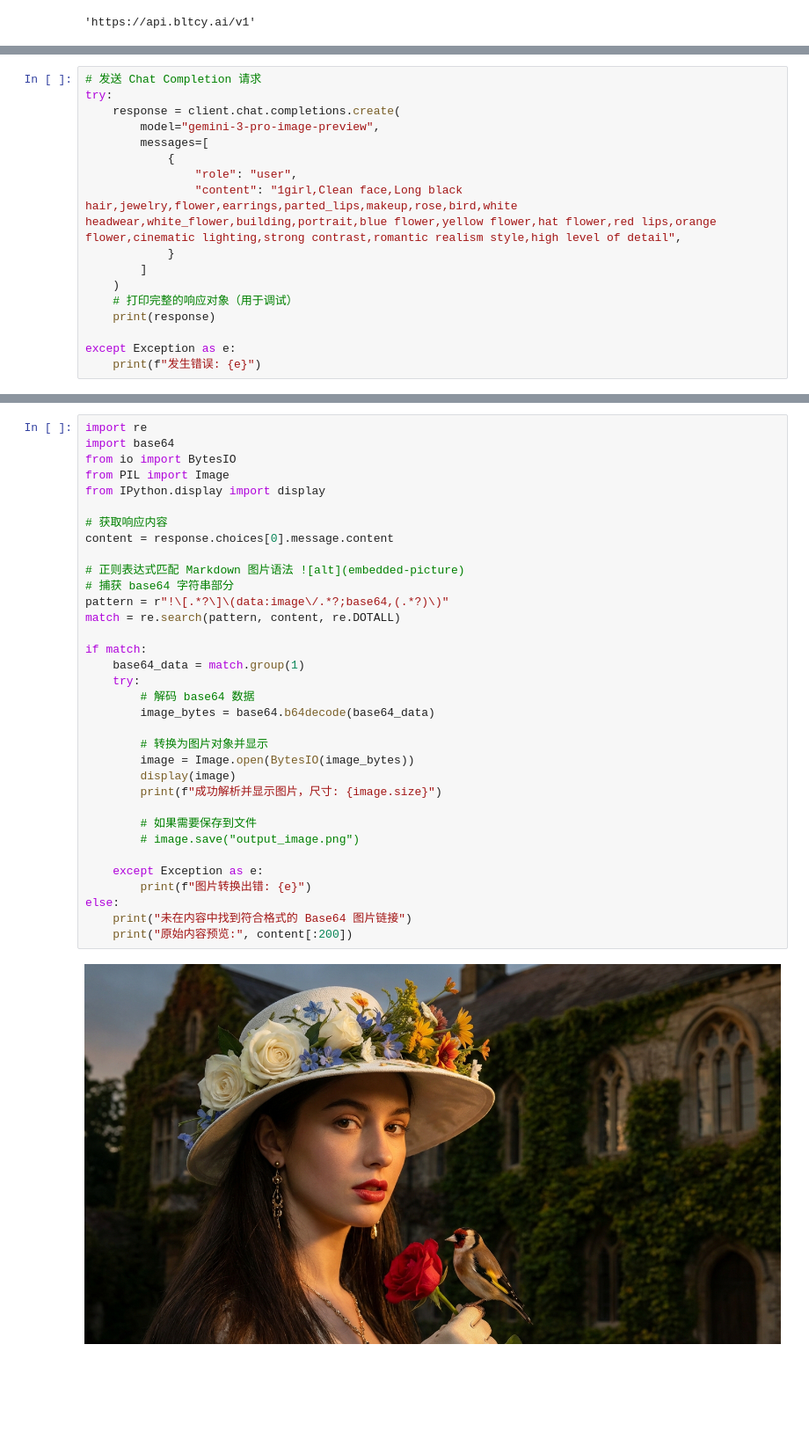
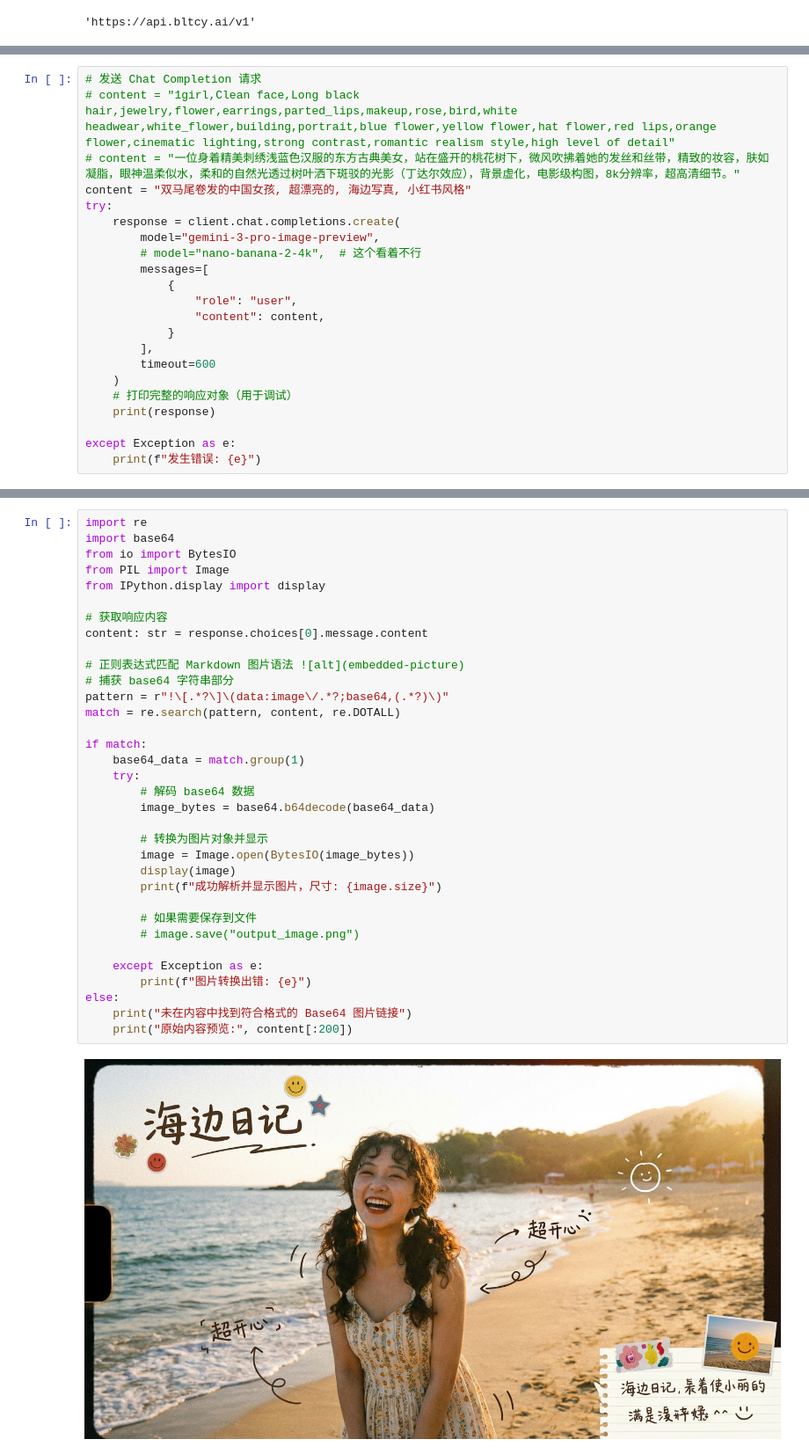
Before and after one commit to zhenhua32/data_process, a Jupyter notebook: run_openai/z.ipynb, the cells around one changed output, grey strips where cells are left out. Shown at 88% size. Drawn from its saved outputs; the diff is of its cells as text; blank space fills up the shorter version.

```diff
--- a/run_openai/z.ipynb
+++ b/run_openai/z.ipynb
@@ -19,14 +21,19 @@ os.getenv("OPENAI_BASE_URL")
 # %%
 # 发送 Chat Completion 请求
+# content = "1girl,Clean face,Long black hair,jewelry,flower,earrings,parted_lips,makeup,rose,bird,white headwear,white_flower,building,portrait,blue flower,yellow flower,hat flower,red lips,orange flower,cinematic lighting,strong contrast,romantic realism style,high level of detail"
+# content = "一位身着精美刺绣浅蓝色汉服的东方古典美女，站在盛开的桃花树下，微风吹拂着她的发丝和丝带，精致的妆容，肤如凝脂，眼神温柔似水，柔和的自然光透过树叶洒下斑驳的光影（丁达尔效应），背景虚化，电影级构图，8k分辨率，超高清细节。"
+content = "双马尾卷发的中国女孩, 超漂亮的, 海边写真, 小红书风格"
 try:
     response = client.chat.completions.create(
         model="gemini-3-pro-image-preview",
+        # model="nano-banana-2-4k",  # 这个看着不行
         messages=[
             {
                 "role": "user",
-                "content": "1girl,Clean face,Long black hair,jewelry,flower,earrings,parted_lips,makeup,rose,bird,white headwear,white_flower,building,portrait,blue flower,yellow flower,hat flower,red lips,orange flower,cinematic lighting,strong contrast,romantic realism style,high level of detail",
+                "content": content,
             }
-        ]
+        ],
+        timeout=600
     )
     # 打印完整的响应对象（用于调试）
     print(response)
@@ -43,7 +50,7 @@ from PIL import Image
 from IPython.display import display
 
 # 获取响应内容
-content = response.choices[0].message.content
+content: str = response.choices[0].message.content
 
 # 正则表达式匹配 Markdown 图片语法 ![alt](embedded-picture)
 # 捕获 base64 字符串部分
@@ -51,24 +58,24 @@
 match = re.search(pattern, content, re.DOTALL)
 
 if match:
     base64_data = match.group(1)
     try:
         # 解码 base64 数据
         image_bytes = base64.b64decode(base64_data)
 
         # 转换为图片对象并显示
         image = Image.open(BytesIO(image_bytes))
         display(image)
         print(f"成功解析并显示图片，尺寸: {image.size}")
 
         # 如果需要保存到文件
         # image.save("output_image.png")
 
     except Exception as e:
         print(f"图片转换出错: {e}")
 else:
     print("未在内容中找到符合格式的 Base64 图片链接")
     print("原始内容预览:", content[:200])
 # %% [output]
-[figure, old version]
+[figure, new version]
 成功解析并显示图片，尺寸: (1408, 768)
```
Also changed, not shown: parts of 11 cells of this notebook.
